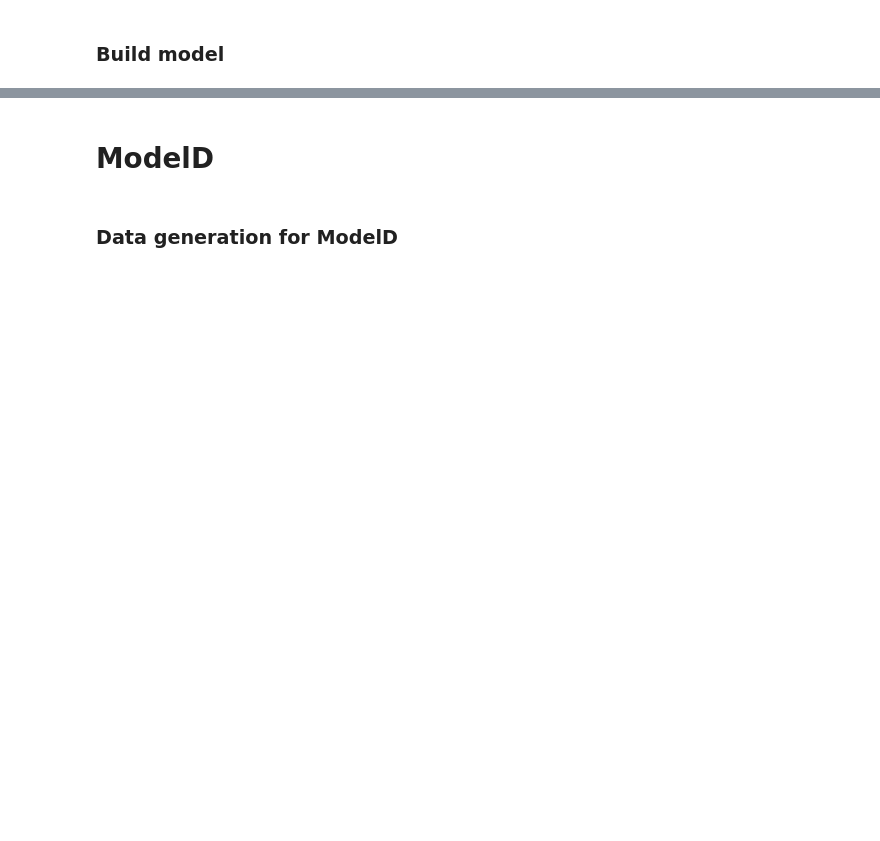
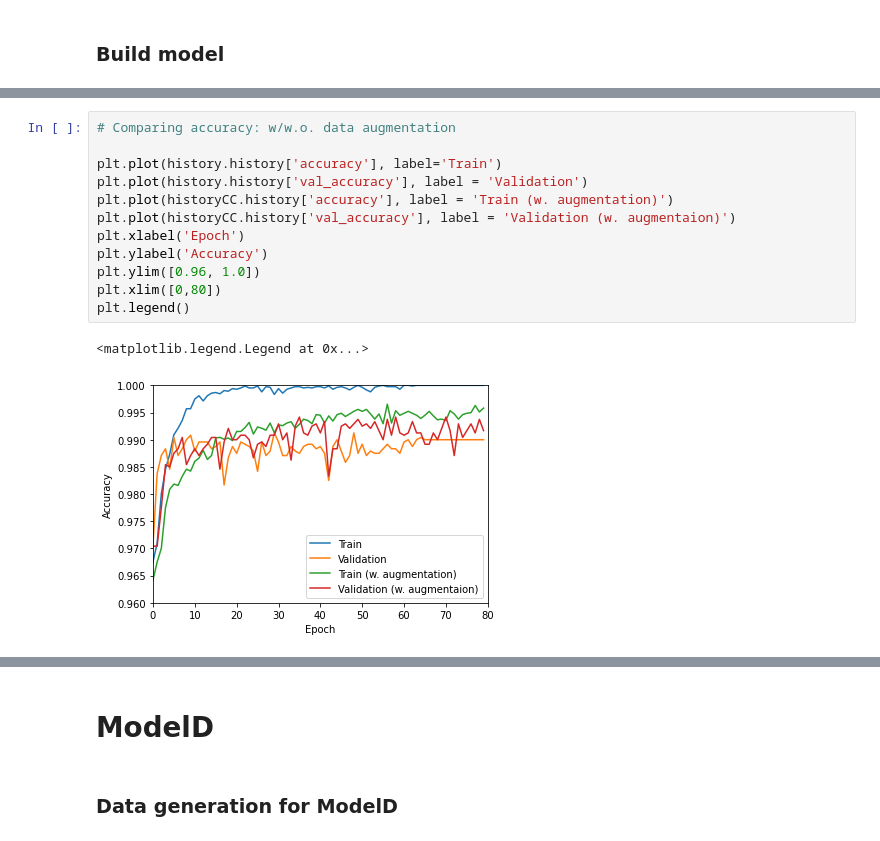
Before and after one commit to steffenrask/AML, a Jupyter notebook: Q2 - CNN.ipynb, the cells around one changed output, grey strips where cells are left out. Drawn from its saved outputs; the diff is of its cells as text; blank space fills up the shorter version.

```diff
--- a/Q2 - CNN.ipynb
+++ b/Q2 - CNN.ipynb
@@ -576,0 +304,15 @@ steps=STEP_SIZE_TEST)
+# %%
+# Comparing accuracy: w/w.o. data augmentation
+
+plt.plot(history.history['accuracy'], label='Train')
+plt.plot(history.history['val_accuracy'], label = 'Validation')
+plt.plot(historyCC.history['accuracy'], label = 'Train (w. augmentation)')
+plt.plot(historyCC.history['val_accuracy'], label = 'Validation (w. augmentaion)')
+plt.xlabel('Epoch')
+plt.ylabel('Accuracy')
+plt.ylim([0.96, 1.0])
+plt.xlim([0,80])
+plt.legend()
+# %% [output]
+<matplotlib.legend.Legend at 0x...>
+[figure, added]
```
Also changed, not shown: parts of 94 cells of this notebook.
